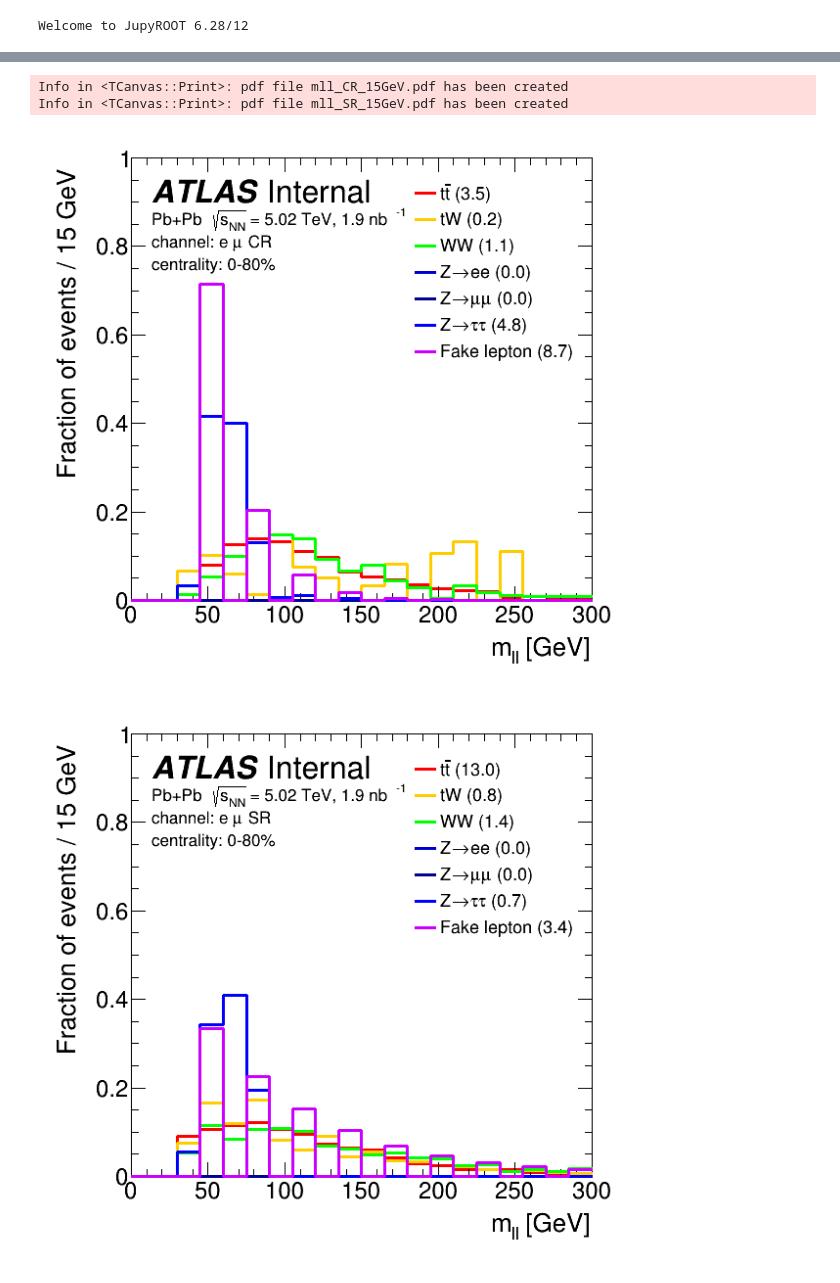
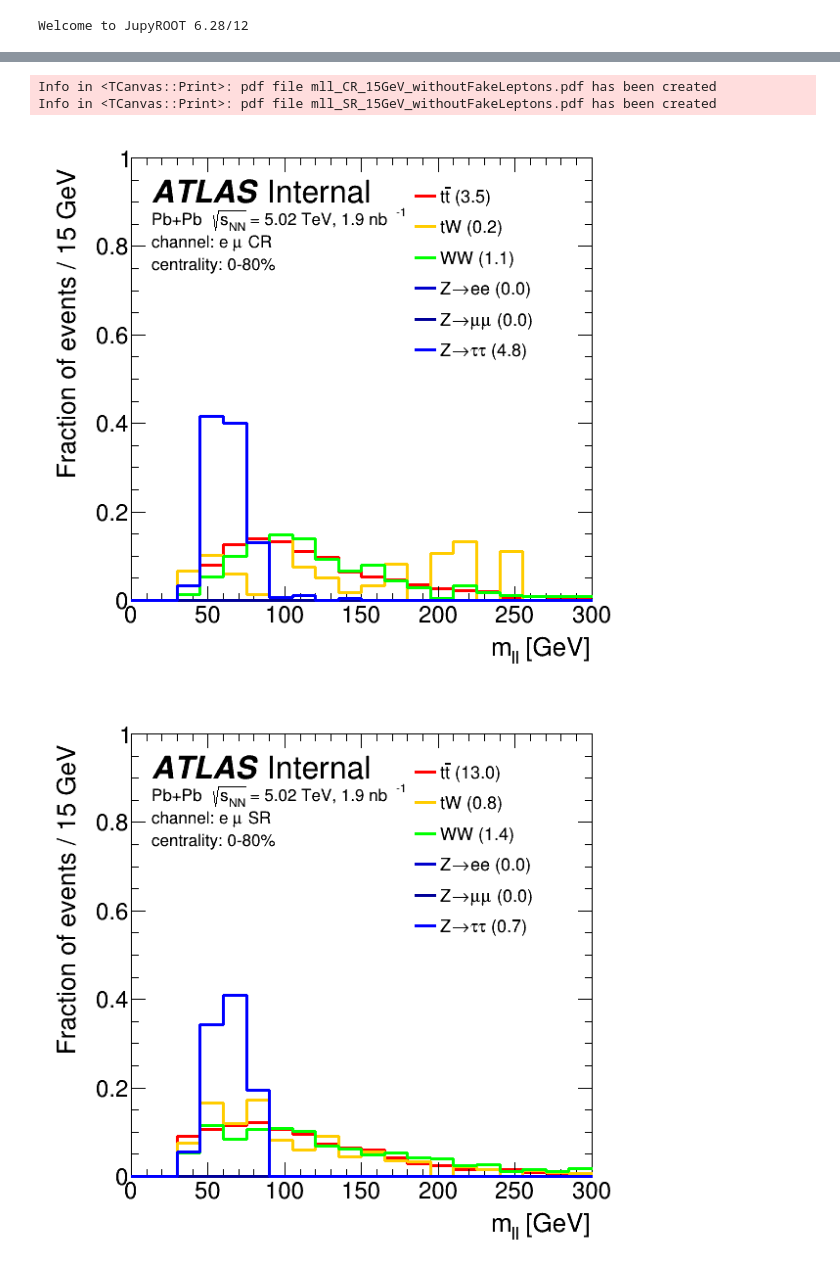
Before and after one commit to uchep-lab/atlas-run2-ttbarPbPb, a Jupyter notebook: mll.ipynb, the cells around one changed output, grey strips where cells are left out. Drawn from its saved outputs; the diff is of its cells as text; code cells hidden in the pictures.

```diff
--- a/mll.ipynb
+++ b/mll.ipynb
@@ -141,6 +140,9 @@ style1d = {
 ROOT.gStyle.SetGridStyle(2)
 ROOT.gStyle.SetGridWidth(1)
 binString = f"{binWidth}GeV"
+withoutFakeLeptons = True
+if withoutFakeLeptons:
+    binString += "_withoutFakeLeptons"
 
 c = {}
 leg = {}
@@ -165,6 +167,8 @@ for region in regions:
         if h.Integral() == 0:
             print(sample, h.Integral())
             # continue
+        if withoutFakeLeptons and sample == "fake":
+            continue
         rf.format_hist(h, **style1d)
         h.GetYaxis().SetRangeUser(0,1.0)
         h.GetXaxis().SetRangeUser(0,300)
@@ -175,34 +179,34 @@ for region in regions:
         if sample == "data":
             continue # was asked to not include data
             h.Draw("E1")
             leg[region].AddEntry(h, f"{label} ({I[region][sample]:.1f})", "pe")
         else:
             h.Draw("hist same")
             leg[region].AddEntry(h, f"{label} ({I[region][sample]:.1f})", "l")
 
     # draw label
     left, top, wd, fs = 0.195, 0.87, 0.04, 0.03 # 0.2
     stamps = [
         rf.myText(left, top, 1, "#it{#bf{ATLAS}} Internal", 0.06),
         rf.myText(left, top-1*wd, 1, "Pb+Pb #sqrt{s_{NN}} = 5.02 TeV, 1.9 nb^{-1}", 0.033),
         rf.myText(left, top-2*wd, 1, f"channel: e#mu {region}", 0.033), # SR, Pre-Fit,
         rf.myText(left, top-3*wd, 1, "centrality: 0-80%", 0.033),
         # rf.myText(left, top-4*wd, 1, "p_{T}^{ll} > 40 GeV,  n_{jets} #geq 2", 0.035),
         # rf.myText(left+0.1, top-3*wd, 1, "#geq 2 jets", 0.04),
     ]
     for stamp in stamps:
         stamp.Draw()
 
     leg[region].Draw()
 
     c[region].SaveAs(f"mll_{region}_{binString}.pdf")
     c[region].Draw()
 # %% [output]
 Zee 0.0
 Zmumu 0.0
 Zee 0.0
 Zmumu 0.0
-Info in <TCanvas::Print>: pdf file mll_CR_15GeV.pdf has been created
-Info in <TCanvas::Print>: pdf file mll_SR_15GeV.pdf has been created
+Info in <TCanvas::Print>: pdf file mll_CR_15GeV_withoutFakeLeptons.pdf has been created
+Info in <TCanvas::Print>: pdf file mll_SR_15GeV_withoutFakeLeptons.pdf has been created
-[figure, old version]
+[figure, new version]
-[figure, old version]
+[figure, new version]
```
Also changed, not shown: parts of 1 cell of this notebook.
